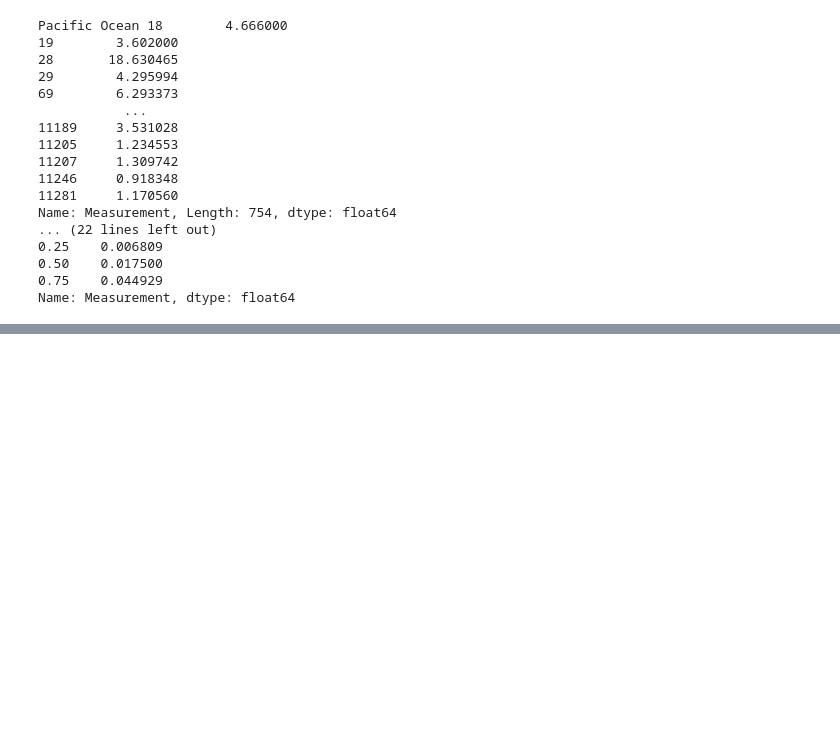
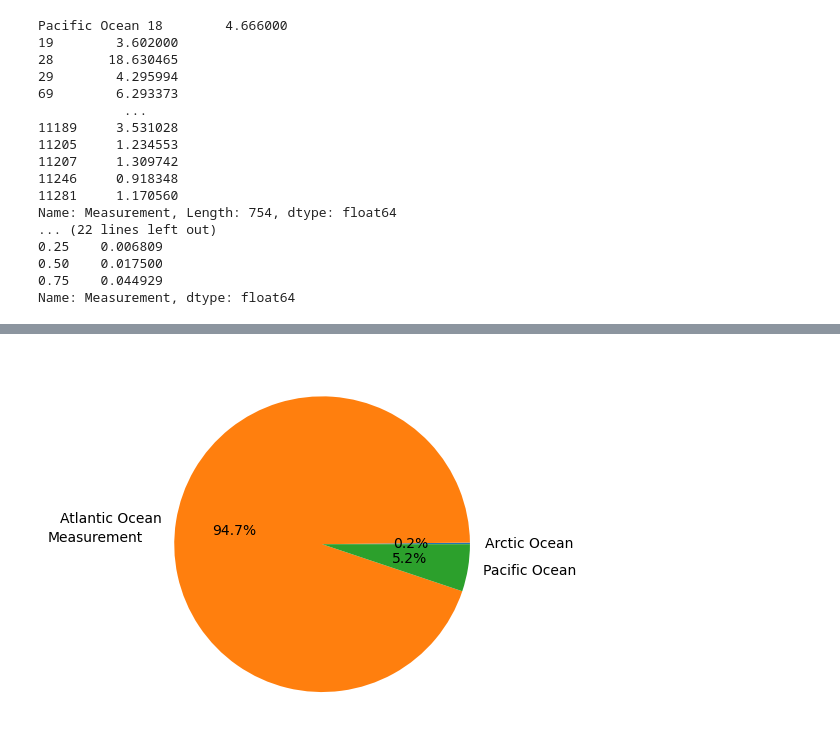
Before and after one commit to emalaki/Project-1, a Jupyter notebook: aa-notebook.ipynb, the cells around one changed output, grey strips where cells are left out. Saved outputs shown, nothing was run; the diff lists cells and outputs as text; code cells hidden in the pictures; blank space fills up the shorter version.

Commit message:
saving figures
saving more figures

```diff
--- a/aa-notebook.ipynb
+++ b/aa-notebook.ipynb
@@ -318,0 +235,8 @@ plt.show()
+# %%
+ocean_pie = clean_microplastics_df.groupby("Oceans")["Measurement"].mean()
+ocean_pie.plot.pie(autopct= "%1.1f%%")
+plt.ylabel("Measurement", rotation=0, labelpad=30)
+plt.savefig("output_data/Fig3.png")
+plt.show()
+# %% [output]
+[figure, added]
```
Also changed, not shown: parts of 13 cells of this notebook, 4 other files.
